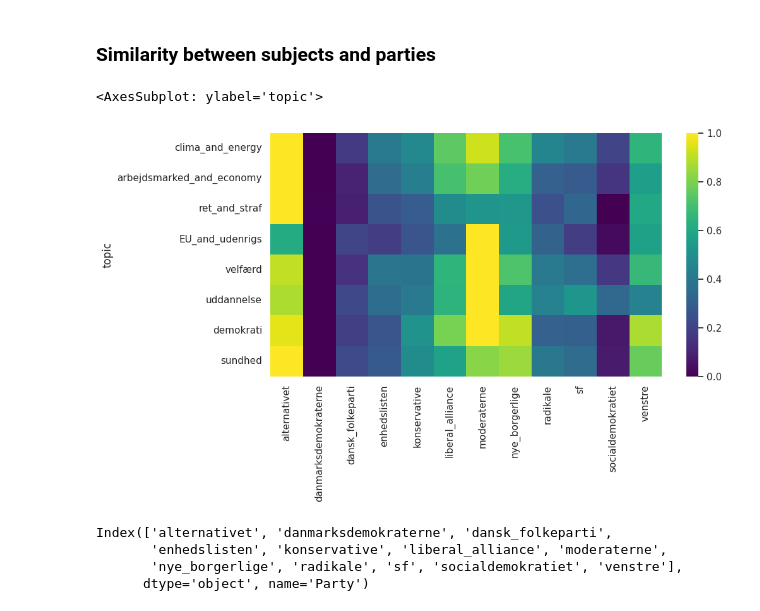
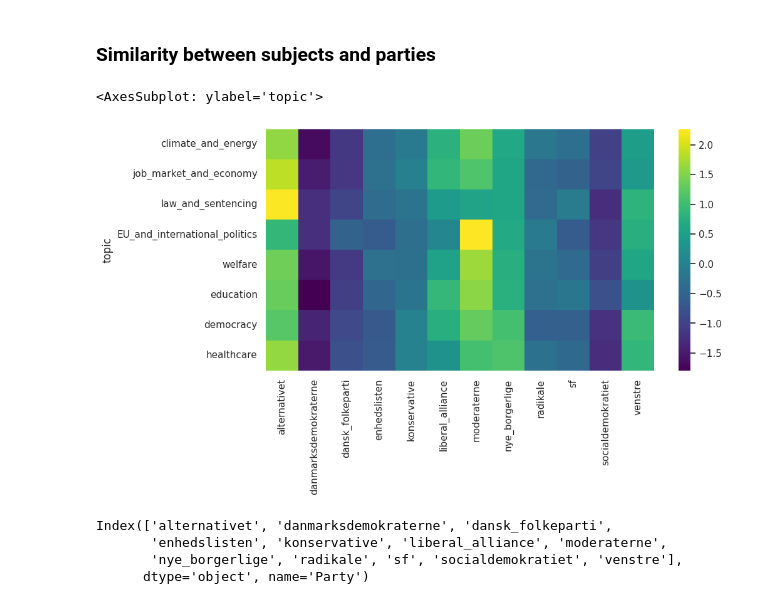
Before and after one commit to s180820/02807_dkpol, a Jupyter notebook: 03_candidate_test.ipynb, the cells around one changed output. Cells and saved outputs as stored; diff of their text form; code cells hidden in the pictures.

```diff
--- a/03_candidate_test.ipynb
+++ b/03_candidate_test.ipynb
@@ -138,14 +138,14 @@ import wikipediaapi
 wiki_wiki = wikipediaapi.Wikipedia('da')
 
 
-df_topic = pd.DataFrame({"topic" : ["clima_and_energy", "arbejdsmarked_and_economy", "ret_and_straf", "EU_and_udenrigs", "velfærd", "uddannelse", "demokrati", "sundhed"]})
+df_topic = pd.DataFrame({"topic" : ["climate_and_energy", "job_market_and_economy", "law_and_sentencing", "EU_and_international_politics", "welfare", "education", "democracy", "healthcare"]})
 df_topic["wikipages"] = [
     ["klima", "energi"], # clima and energyy
     ["arbejdsmarked", "økonomi"], # arbejdsmarked and økonomi
     ["strafferet", "straf"], # ret og straf
     ["Den_Europæiske_Union", "udenrigspolitik"], # EU og udenrigs
     ["velfærd"], # velfærd
-    ["uddannelse", "su"], # uddannelse
+    ["uddannelse", "Statens_Uddannelsesstøtte"], # uddannelse
     ["demokrati"], # demokrati
     ["sundhed"], # sundhed
 ]
@@ -201,18 +222,19 @@ sns.heatmap(df_similarity_norm.T, ax = ax)
 # %%
 df_similarity = pd.DataFrame(columns=df_topic.topic)
 df_party = df_politician.groupby("Party").sum()
 for i in range(len(df_party)):
     for j in range(len(df_topic)):
         df_similarity.loc[df_party.index[i],df_topic.topic[j]] = jaccard_similarity(df_party.Tweets[i], df_topic.text[j])
 
 df_similarity.fillna(0, inplace=True)
 df_similarity_norm = (df_similarity-df_similarity.min(axis=0))/(df_similarity.max(axis=0)-df_similarity.min(axis=0))
+df_similarity_std = (df_similarity-df_similarity.mean(axis=0))/df_similarity.std(axis=0)
 
 fig, ax = plt.subplots(figsize = (10,5))
-sns.heatmap(df_similarity_norm.T, ax = ax, cmap="viridis")
+sns.heatmap(df_similarity_std.T, ax = ax, cmap="viridis")
 # %% [output]
 <AxesSubplot: ylabel='topic'>
-[figure, old version]
+[figure, new version]
 # %%
 df_politician.groupby("Party").sum().index
 # %% [output]
```
Also changed, not shown: parts of 4 cells of this notebook, 3 other files.
